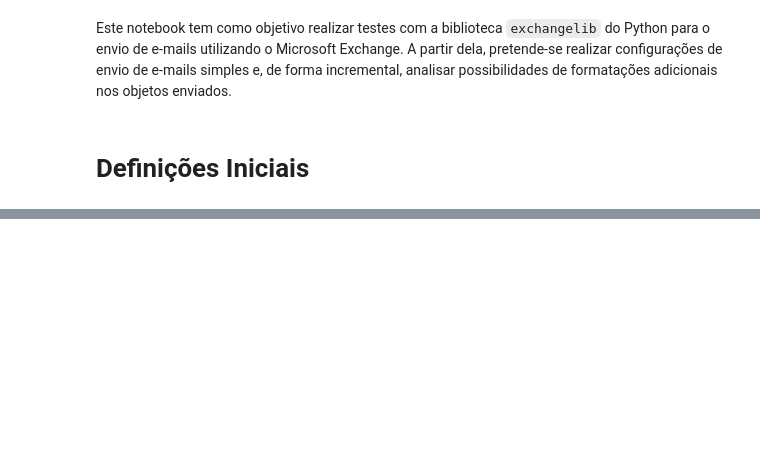
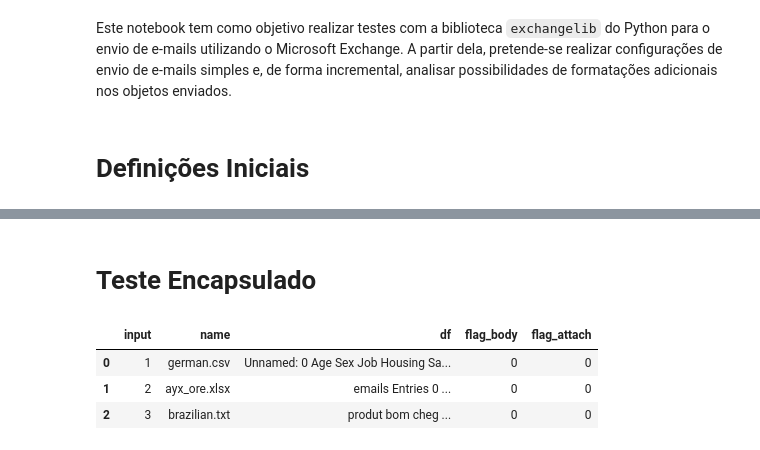
Before and after one commit to ThiagoPanini/mail_handler, a Jupyter notebook: notebooks/Configurando e Enviando Emails.ipynb, the cells around one changed output, grey strips where cells are left out. Saved outputs shown, nothing was run; the diff lists cells and outputs as text; code cells hidden in the pictures; blank space fills up the shorter version.

```diff
--- a/notebooks/Configurando e Enviando Emails.ipynb
+++ b/notebooks/Configurando e Enviando Emails.ipynb
@@ -156,0 +298,2 @@ attachments.append(('base.xlsx', content))
+# %% [markdown]
+# Teste Encapsulado
@@ -156,0 +504,28 @@ attachments.append(('base.xlsx', content))
+# %%
+# Lendo bases de dados
+dfs = []
+for path in FILE_PATHS:
+    try:
+        dfs.append(pd.read_csv(path))
+    except:
+        dfs.append(pd.read_excel(path))
+
+# Preparando listas
+inputs = [i for i in range(1, 4)]
+names = ['german.csv', 'ayx_ore.xlsx', 'brazilian.txt']
+flag_body = [0, 0, 0]
+flag_attach = [0, 0, 0]
+
+# Criando DataFrame vazio
+meta_df = pd.DataFrame({})
+meta_df['input'] = inputs
+meta_df['name'] = names
+meta_df['df'] = dfs
+meta_df['flag_body'] = flag_body
+meta_df['flag_attach'] = flag_attach
+meta_df
+# %% [output]
+|  | input | name | df | flag_body | flag_attach |
+| 0 | 1 | german.csv | Unnamed: 0 Age Sex Job Housing Sa... | 0 | 0 |
+| 1 | 2 | ayx_ore.xlsx | emails Entries 0 ... | 0 | 0 |
+| 2 | 3 | brazilian.txt | produt bom cheg ... | 0 | 0 |
```
Also changed, not shown: parts of 30 cells of this notebook, 7 other files.
